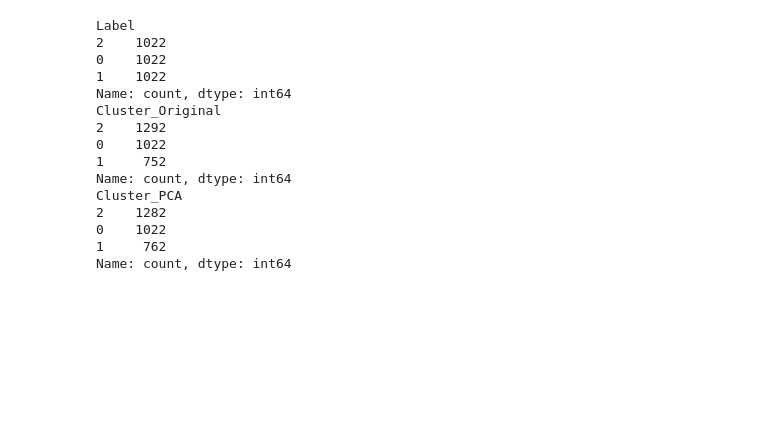
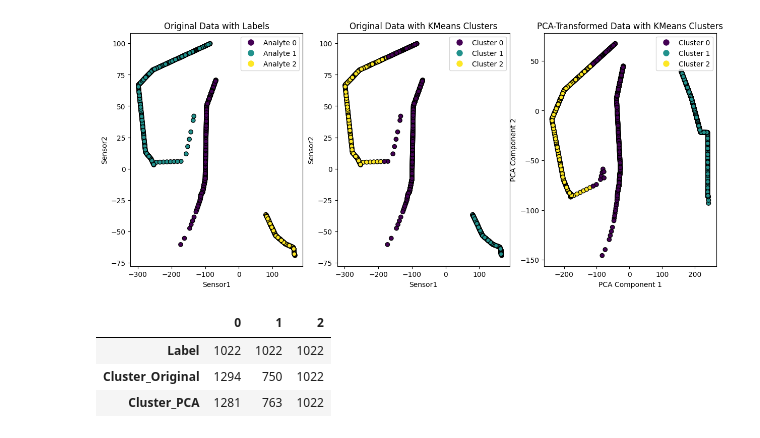
Before and after one commit to SohamD34/BTP, a Jupyter notebook: scripts/pca_clustering.ipynb, the cells around one changed output. Drawn from its saved outputs; the diff is of its cells as text; code cells hidden in the pictures; blank space fills up the shorter version.

```diff
--- a/scripts/pca_clustering.ipynb
+++ b/scripts/pca_clustering.ipynb
@@ -44,0 +20,5 @@ data.head(3)
+# %%
+''' We have 10 points of Analyte1 data, Analyte2 data and Analyte3 data respectively. '''
+
+data = pd.read_csv('data/exponential/Exponential_labelled.csv')
+data.head(3)
@@ -150,22 +71,20 @@ plt.show()
-# %%
-print(data['Label'].value_counts())
-
-print(data['Cluster_Original'].value_counts())
-
-print(data['Cluster_PCA'].value_counts())
-# %% [output]
-Label
-2    1022
-0    1022
-1    1022
-Name: count, dtype: int64
-Cluster_Original
-2    1292
-0    1022
-1     752
-Name: count, dtype: int64
-Cluster_PCA
-2    1282
-0    1022
-1     762
-Name: count, dtype: int64
+# %%
+plot_clusters(features, data, pca_features, 'docs/plots/exponential_kmeans/Original_vs_PCA.png')
+# %% [output]
+[figure, added]
+# %%
+data['Cluster_Original'] = data['Cluster_Original'].replace({0: 0, 1: 2, 2: 1})
+data['Cluster_PCA'] = data['Cluster_PCA'].replace({0: 0, 1: 2, 2: 1})
+
+value_counts_df = pd.DataFrame({
+    'Label': data['Label'].value_counts(),
+    'Cluster_Original': data['Cluster_Original'].value_counts(),
+    'Cluster_PCA': data['Cluster_PCA'].value_counts()
+}).transpose()
+
+value_counts_df
+# %% [output]
+|  | 0 | 1 | 2 |
+| Label | 1022 | 1022 | 1022 |
+| Cluster_Original | 1294 | 750 | 1022 |
+| Cluster_PCA | 1281 | 763 | 1022 |
```
Also changed, not shown: parts of 15 cells of this notebook, 5 other files.
